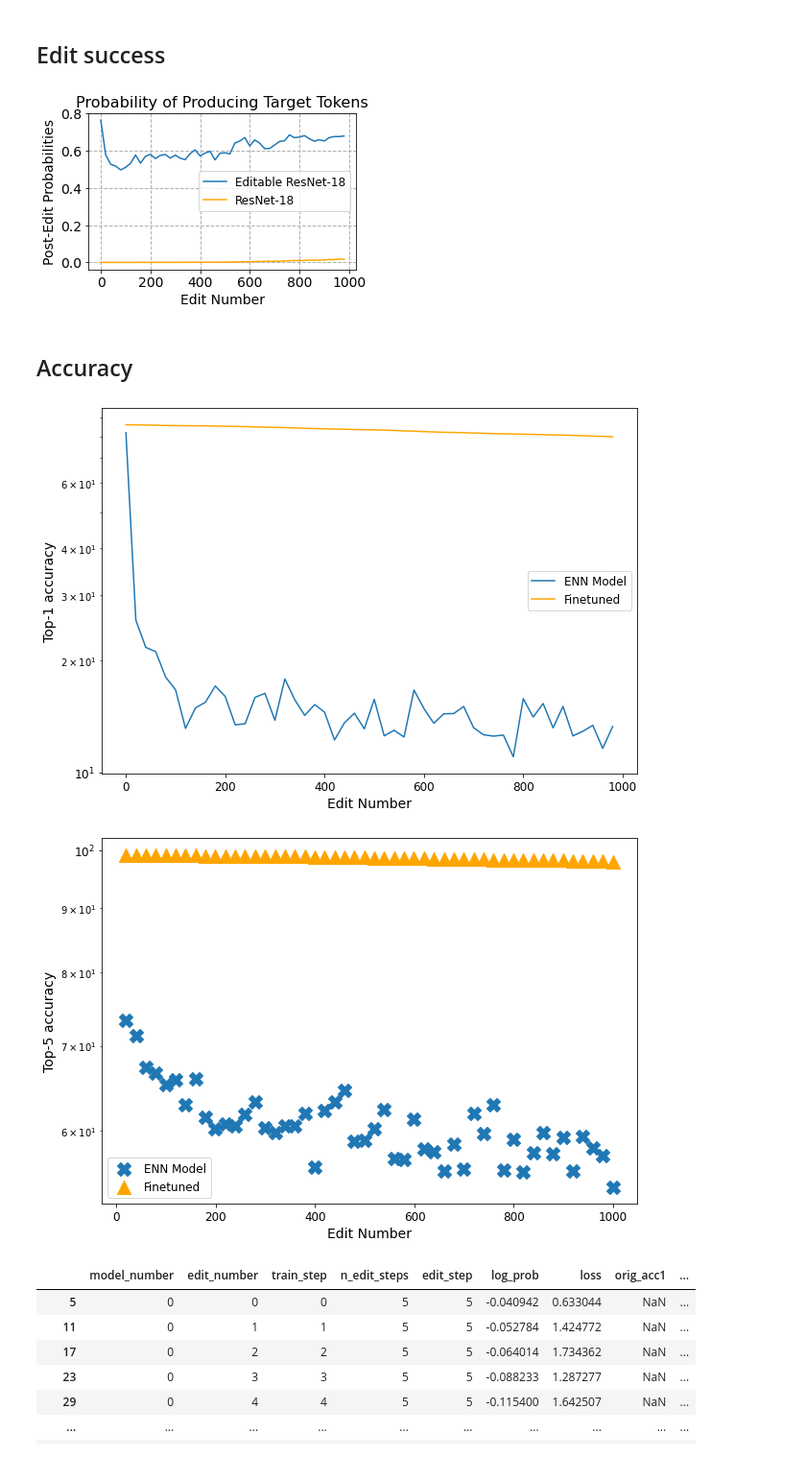
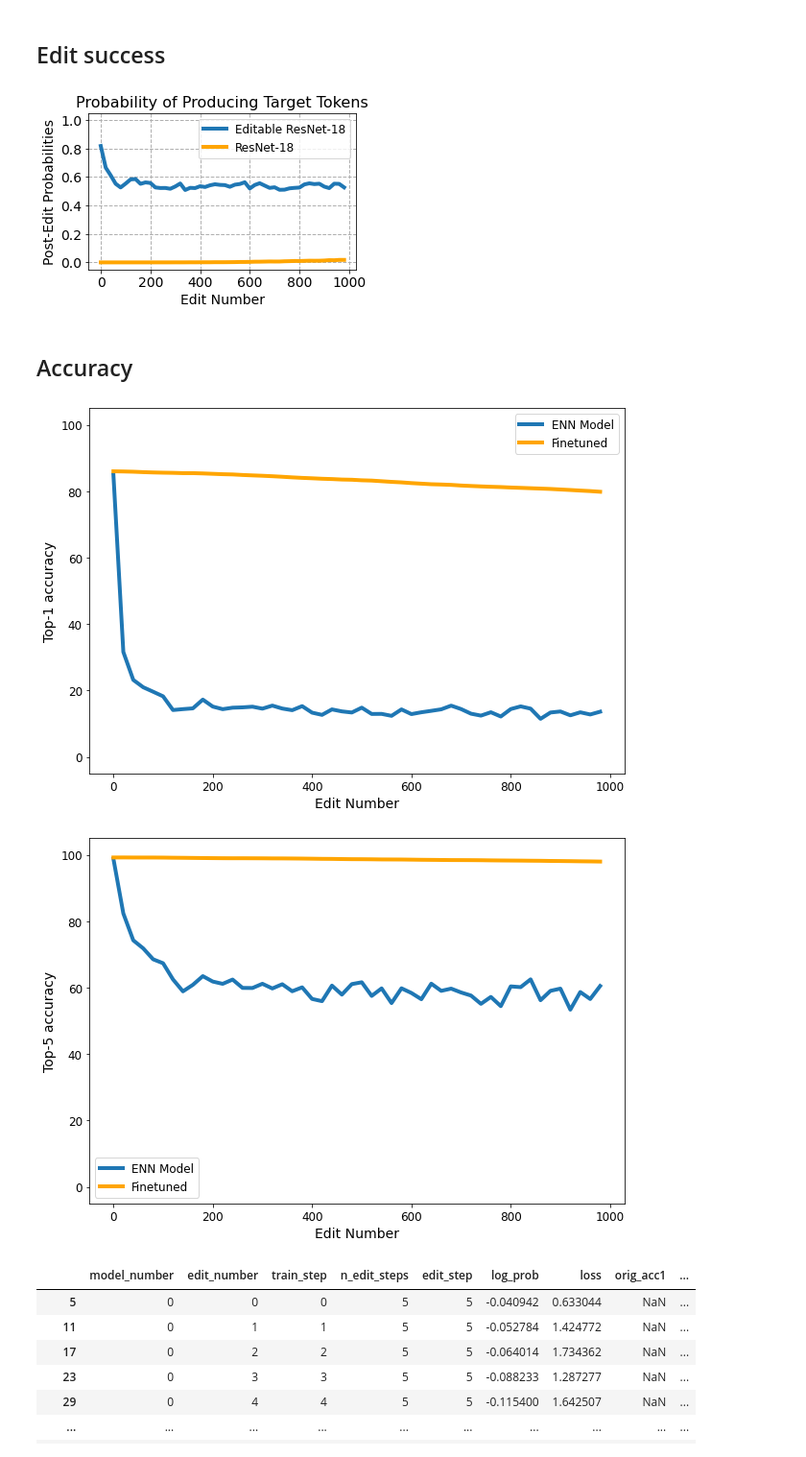
Before and after one commit to spencerbraun/editable_nlp, a Jupyter notebook: plots/Evaluation_Plots_Resnet.ipynb, the cells around one changed output. Shown at 96% size. Cells and saved outputs as stored; diff of their text form; code cells hidden in the pictures.

```diff
--- a/plots/Evaluation_Plots_Resnet.ipynb
+++ b/plots/Evaluation_Plots_Resnet.ipynb
@@ -9,7 +9,7 @@ import pandas as pd
 # CIFAR-10
 # %%
 # CIFAR-10
-model_100 = pd.read_csv("../eval/edit_success_20210509.13.05.1620592305_finetune_epoch24_ts9999.20210508.20.05.1620531343")
+model_100 = pd.read_csv("../eval/edit_success_20210510.00.05.1620630224_finetune_epoch24_ts9999.20210509.23.05.1620626982")
 gpt_100 = pd.read_csv("../eval/edit_success_20210509.13.05.1620592304_finetune_epoch199_ts9999.20210429.19.04.1619750982")
 # %% [markdown]
 ## Edit success
@@ -28,7 +28,7 @@ ax=(
     .reset_index()
     .plot(
         kind='line', x="grouping",y="log_prob",
-        figsize=(10,7),
+        figsize=(10,7), linewidth=4,
         label="Editable ResNet-18"
     )
 )
@@ -48,7 +48,7 @@ gpt_100['grouping'] = (
     .reset_index()
     .plot(
         kind='line', x="grouping",y="log_prob",
-        color='orange', figsize=(5,3),
+        color='orange', figsize=(5,3), linewidth=4,
         label="ResNet-18", ax=ax
     )
 )
@@ -57,13 +57,13 @@ plt.xlabel("Edit Number", fontsize=14)
 plt.xticks(fontsize=14)
 plt.ylabel("Post-Edit Probabilities", fontsize=14)
 plt.yticks(fontsize=14)
-# plt.ylim(-0.01,0.16)
+plt.ylim(-0.05, 1.05)
 plt.title("Probability of Producing Target Tokens", fontsize=16)
 plt.legend(fontsize=12)
 plt.grid(linestyle='--', linewidth=1)
 plt.savefig('edit_success.png', bbox_inches='tight', facecolor="#ffffff")
 # %% [output]
-[figure, old version]
+[figure, new version]
 # %% [markdown]
 ## Accuracy
 # %%
@@ -74,8 +74,8 @@ ax = (
     .reset_index()
     .loc[:,["edit_number","new_acc1"]]
     .plot(
-        kind='line', x="edit_number",y="new_acc1",
-        figsize=(10,7),
+        kind='line', x="edit_number", y="new_acc1",
+        figsize=(10,7), linewidth=4,
         label="ENN Model"
     )
 )
@@ -87,8 +87,8 @@ ax = (
     .reset_index()
     .loc[:,["edit_number","new_acc1"]]
     .plot(
-        kind='line', x="edit_number",y="new_acc1",
-        color='orange',
+        kind='line', x="edit_number", y="new_acc1",
+        color='orange', linewidth=4,
         label='Finetuned', ax=ax
     )
 )
@@ -96,48 +96,48 @@ plt.xlabel("Edit Number", fontsize=14)
 plt.xticks(fontsize=12)
 plt.ylabel("Top-1 accuracy", fontsize=14)
 plt.yticks(fontsize=12)
-plt.yscale("log")
+plt.ylim(-5, 105)
 plt.title("", fontsize=16)
 plt.legend(fontsize=12)
 plt.savefig('cifar_resnet_acc1.png', bbox_inches='tight', facecolor="#ffffff")
 # %% [output]
-[figure, old version]
+[figure, new version]
 # %%
 ax = (
    model_100.loc[~model_100.new_acc5.isna()]
     .groupby("edit_number")
     .new_acc5.mean()
     .reset_index()
     .loc[:,["edit_number","new_acc5"]]
     .plot(
-        kind='scatter', x="edit_number",y="new_acc5",
-        marker="X", s=200, figsize=(10,7),
+        kind='line', x="edit_number",y="new_acc5",
+        figsize=(10,7), linewidth=4,
         label="ENN Model"
     )
 )
 
 (
     gpt_100.loc[~gpt_100.new_acc5.isna()]
     .groupby("edit_number")
     .new_acc5.mean()
     .reset_index()
     .loc[:,["edit_number","new_acc5"]]
     .plot(
-        kind='scatter', x="edit_number",y="new_acc5",
-        color='orange', marker="^", s=200,
+        kind='line', x="edit_number",y="new_acc5",
+        color='orange', linewidth=4,
         label='Finetuned', ax=ax
     )
 )
 plt.xlabel("Edit Number", fontsize=14)
 plt.xticks(fontsize=12)
 plt.ylabel("Top-5 accuracy", fontsize=14)
 plt.yticks(fontsize=12)
-plt.yscale("log")
+plt.ylim(-5, 105)
 plt.title("", fontsize=16)
 plt.legend(fontsize=12)
 plt.savefig('cifar_resnet_acc5.png', bbox_inches='tight', facecolor="#ffffff")
 # %% [output]
-[figure, old version]
+[figure, new version]
 # %%
 model_100.loc[model_100.edit_step == 5]
 # %% [output]
```
Also changed, not shown: parts of 2 cells of this notebook, 20 other files.
